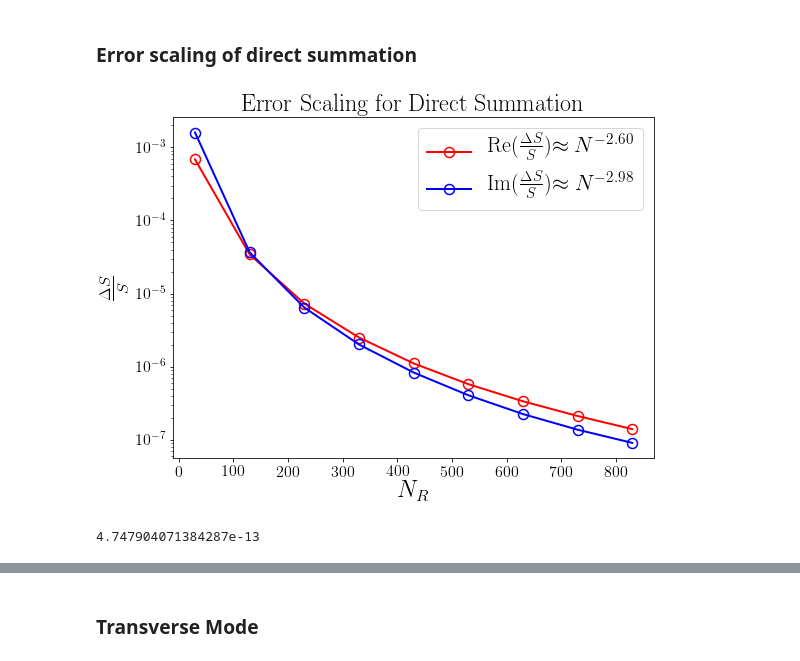
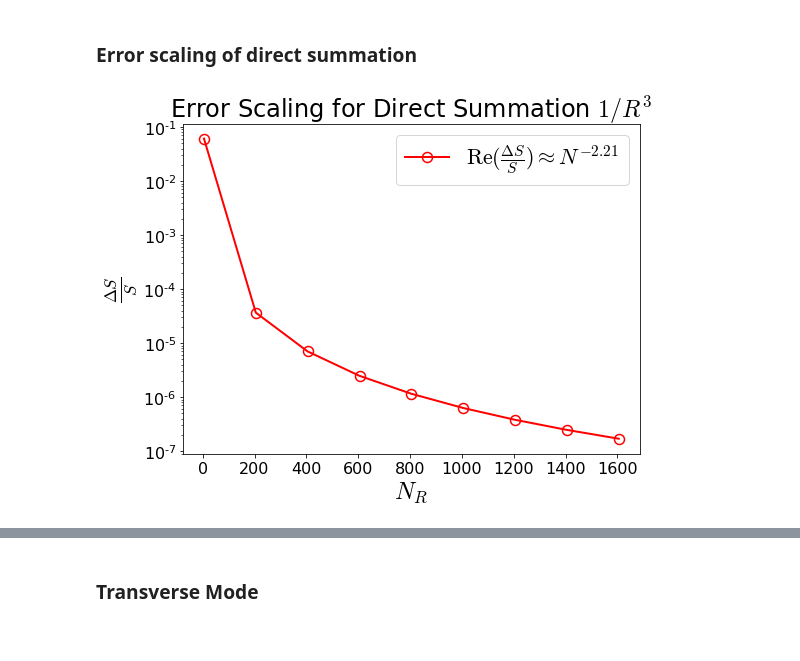
Before and after one commit to 711er/cde, a Jupyter notebook: cde-2d.ipynb, the cells around one changed output, grey strips where cells are left out. Saved outputs shown, nothing was run; the diff lists cells and outputs as text; code cells hidden in the pictures.

```diff
--- a/cde-2d.ipynb
+++ b/cde-2d.ipynb
@@ -904,9 +893,9 @@ plt.show()
 # Sample calculation for 1/R, 1/R^2 and 1/R^3 lattice sums
 r0 = [0, 0, 0]
 kvec = [0.3*twopi, 0, 0]
-kw = 0.5*twopi
-lat_test = square0
-nums = np.arange(5, 205, 15)
+kw = 0.0*twopi
+lat_test = square
+nums = np.arange(5, 2000, 200)
 
 fR1 = lambda Rvec: fRn(Rvec, 1)
 fR2 = lambda Rvec: fRn(Rvec, 2)
@@ -966,52 +955,48 @@ Wall time: 306 ms
 # %% [markdown]
 ### Error scaling of direct summation
 # %%
-sums = np.array(Rsums)
+sums = np.array(f3)
 err_re = rel_err( sums.real[1:], sums.real[:-1] )
 err_im = rel_err( sums.imag[1:], sums.imag[:-1] )
 
-power1, y1 = np.polyfit(np.log(Ns[:-1]), np.log(np.fabs(err_re)), 1)
+power1, y1 = np.polyfit(np.log(nums[:-1]), np.log(np.fabs(err_re)), 1)
 # print(power1, y1)
-power2, y2 = np.polyfit(np.log(Ns[:-1]), np.log(np.fabs(err_im)), 1)
+power2, y2 = np.polyfit(np.log(nums[:-1]), np.log(np.fabs(err_im)), 1)
 # print(power2, y2)
 
 label1 = r'$\mathrm{Re}(\frac{\Delta S}{S})$' + \
 r'$\approx N^{{ {:.2f} }}$'.format(power1)
 label2 = r'$\mathrm{Im}(\frac{\Delta S}{S})$' + \
 r'$\approx N^{{ {:.2f} }}$'.format(power2)
 
-plt.rc('text', usetex=True)
-plt.rc('font', family='serif')
+plt.rc('text', usetex=False)
+plt.rc('font', family='sans')
 
 fig = plt.figure(figsize=(8,6))
 ax = fig.add_subplot(111)
-plt.semilogy(Ns[:-1], np.fabs(err_re), 'ro-',
+plt.semilogy(nums[:-1], np.fabs(err_re), 'ro-',
              label=label1, **marker_style)
 # plt.semilogy(Ns[:-1], np.power(Ns[:-1], power1)*np.exp(y1), 'ko-')
-plt.semilogy(Ns[:-1], np.fabs(err_im), 'bo-',
-             label=label2, **marker_style)
+# plt.semilogy(nums[:-1], np.fabs(err_im), 'bo-',
+#              label=label2, **marker_style)
 plt.xlabel(r'$N_R$')
 plt.ylabel(r'$\frac{\Delta S}{S}$')
-plt.title(r'Error Scaling for Direct Summation')
+plt.title(r'Error Scaling for Direct Summation $1/R^3$')
 plt.legend(loc='best', fontsize=22)
 # plt.text(0.7, 0.9, \
 #          r'$\frac{{\Delta S}}{{S}}\approx N^{{ {:.2f} }}$'.format(power1),\
 #          horizontalalignment='center',\
 #          verticalalignment='center',\
 #          transform=ax.transAxes, \
 #          bbox=dict(facecolor='None', alpha=0.1),fontsize=24)
 # plt.annotate(r'$\mathrm{Re}(\frac{\Delta S}{S})$'+
 #              r'$\approx N^{{ {:.2f} }}$'.format(power1),
 #              xy=(0.5, 0.85), xycoords='axes fraction', fontsize=24)
 # plt.annotate(r'$\mathrm{Im}(\frac{\Delta S}{S})$'+
 #              r'$\approx N^{{ {:.2f} }}$'.format(power2),
 #              xy=(0.5, 0.65), xycoords='axes fraction', fontsize=24)
 plt.tight_layout()
-plt.savefig('direct-sum-error.pdf')
+plt.savefig('direct-sum-error-R3.pdf')
 plt.show()
 # %% [output]
-[figure, old version]
+[figure, new version]
-# %%
-erfc(np.sqrt(np.pi)*np.sqrt(8))/np.sqrt(8)
-# %% [output]
-4.747904071384287e-13
```
Also changed, not shown: parts of 51 cells of this notebook.
